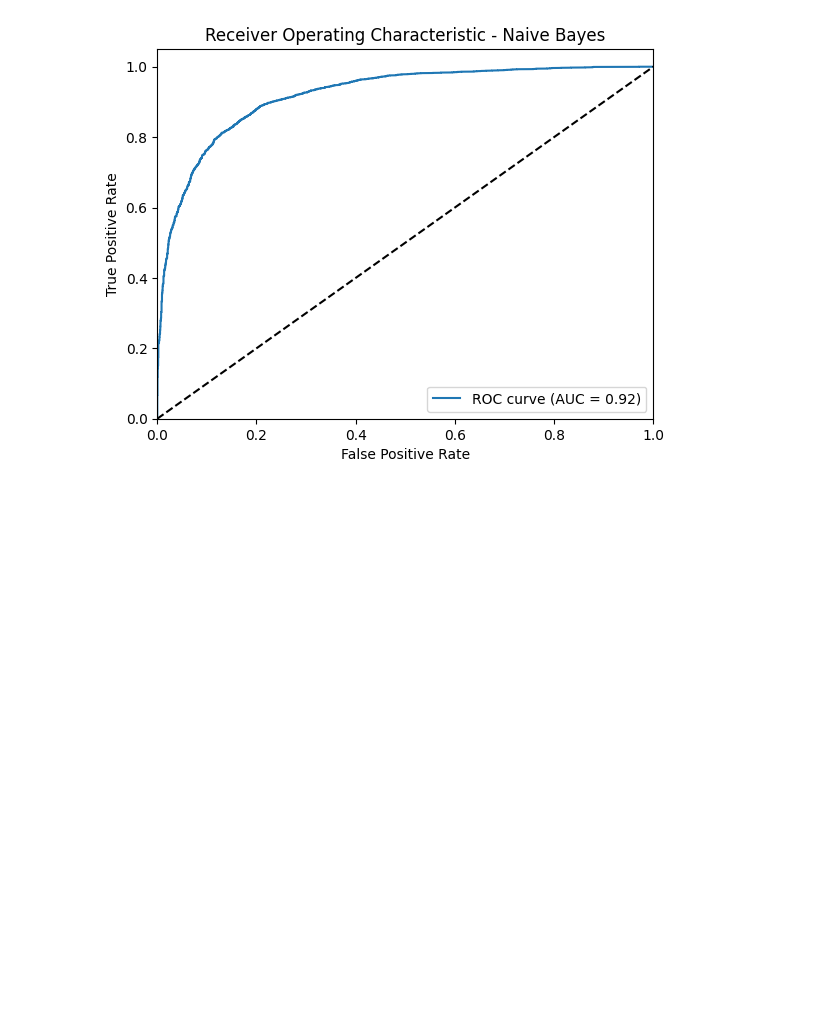
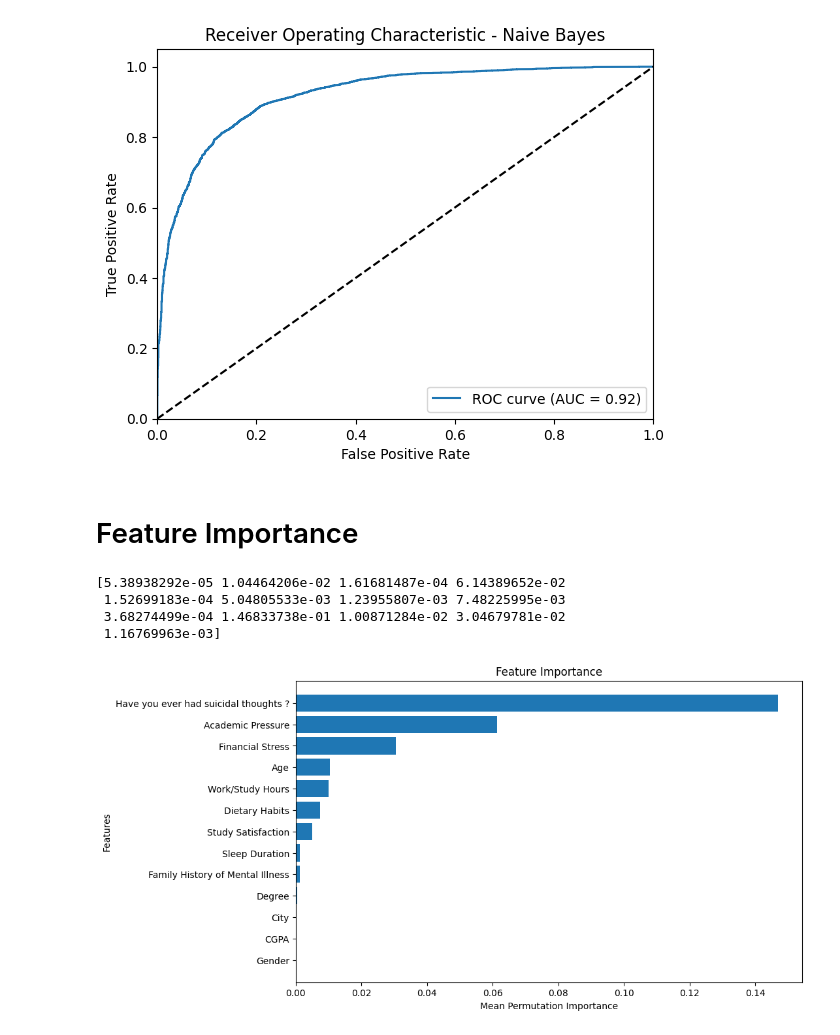
Before and after one commit to smendes2901/Student-Depression-Classification, a Jupyter notebook: NaiveBayes.ipynb, the cells around one changed output. Saved outputs shown, nothing was run; the diff lists cells and outputs as text; code cells hidden in the pictures; blank space fills up the shorter version.

```diff
--- a/NaiveBayes.ipynb
+++ b/NaiveBayes.ipynb
@@ -91,3 +91,5 @@ plt.legend(loc="lower right")
 plt.show()
 # %% [output]
 [figure]
+# %% [markdown]
+# Feature Importance
@@ -93,0 +98,19 @@ plt.show()
+# %%
+perm_importance = permutation_importance(best_model, X_train, y_train, scoring='accuracy')
+print(perm_importance.importances_mean)
+# %% [output]
+[5.38938292e-05 1.04464206e-02 1.61681487e-04 6.14389652e-02
+ 1.52699183e-04 5.04805533e-03 1.23955807e-03 7.48225995e-03
+ 3.68274499e-04 1.46833738e-01 1.00871284e-02 3.04679781e-02
+ 1.16769963e-03]
+# %%
+sorted_idx = perm_importance.importances_mean.argsort()
+plt.figure(figsize=(10, 6))
+plt.barh(range(len(sorted_idx)), perm_importance.importances_mean[sorted_idx], align='center')
+plt.yticks(range(len(sorted_idx)), train.columns[sorted_idx])
+plt.title('Feature Importance')
+plt.xlabel('Mean Permutation Importance')
+plt.ylabel('Features')
+plt.show()
+# %% [output]
+[figure, added]
```
Also changed, not shown: parts of 2 cells of this notebook, 7 other files.
